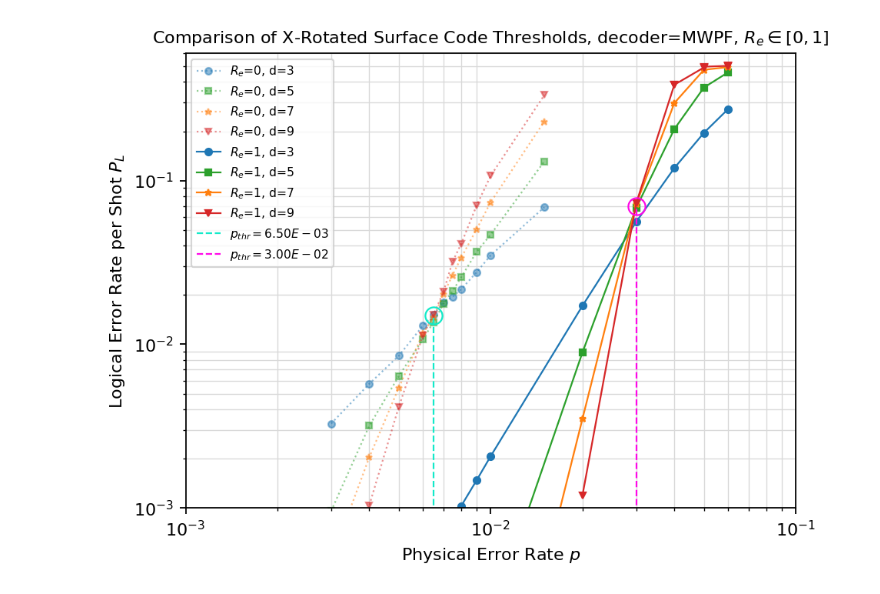
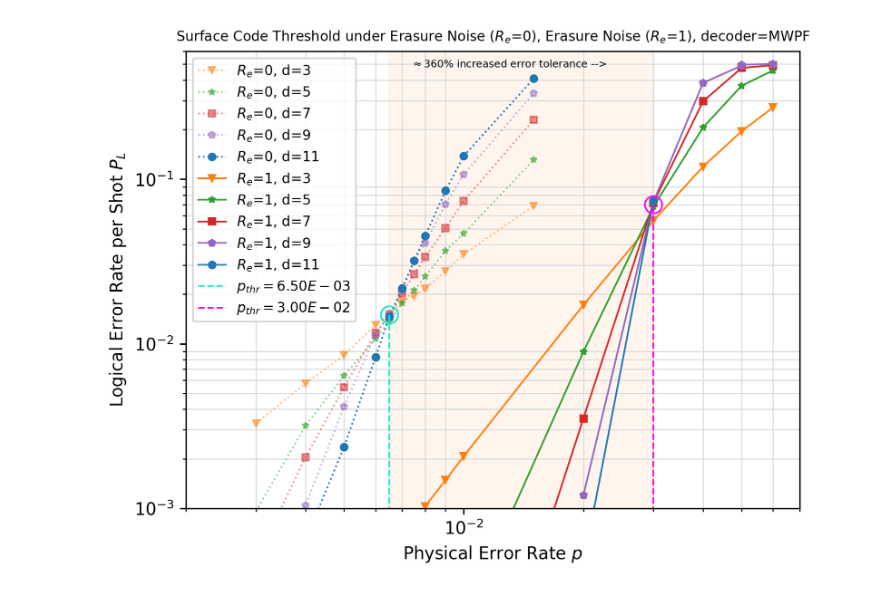
Before and after one commit to leigh-johnson/C191A-qubit-minesweeper, a Jupyter notebook: notebooks/fig1.ipynb, the cells around one changed output. Saved outputs shown, nothing was run; the diff lists cells and outputs as text; code cells hidden in the pictures.

```diff
--- a/notebooks/fig1.ipynb
+++ b/notebooks/fig1.ipynb
@@ -553,28 +471,22 @@ fig, ax = plt.subplots(1, 1)
 
 def filter_func(stats):
     # filter d=3,5,7,9 to avoid cluttering the plot
-    return stats.json_metadata.get("d") in [3, 5, 7, 9]
-
-
-def get_marker(d):
-    markers = {3: "circle", 5: "triangle", 7: "star", 9: "square"}
-    return markers[d]
+    return stats.json_metadata.get("d") in [3, 5, 7, 9, 11]
 
 
 def get_colors(d, decoder):
-    colors = {
-        "pymatching": {3: "blue", 5: "orange", 7: "green", 9: "red"},
-        "mwpf": {3: "blue", 5: "orange", 7: "green", 9: "red"},
-        "HeraldedEraseDecoder": {3: "blue", 5: "orange", 7: "green", 9: "red"},
-    }
-    return colors[decoder][d]
+    return colors[d]
 
 
-def plot_args(index, curve_id):
+def comb_plot_args(index, curve_id):
+    result = dict(
+        marker=curve_id.get("marker"),
+        color=curve_id.get("color"),
+        linestyle=curve_id.get("linestyle"),
+    )
     if index < 4:
-        return dict(alpha=0.5)
-    else:
-        return dict()
+        result["alpha"] = 0.5
+    return result
 
 
 # def group_func(stats):
@@ -611,7 +523,7 @@ def group_func(stats):
         label=label,
         marker=get_marker(d),
         color=get_colors(d, decoder),
-        sort=str(R_e) + str(d),
+        sort=int(R_e) * 100 + d,
     )
     if decoder == "pymatching":
         result["linestyle"] = "."
@@ -634,14 +546,14 @@ sinter.plot_error_rate(
     group_func=group_func,
     highlight_max_likelihood_factor=1,
     filter_func=filter_func,
-    plot_args_func=plot_args,
+    plot_args_func=comb_plot_args,
 )
 ax.loglog()
 ax.set_ylim(1e-3, 6e-1)
-ax.set_xlim(1e-3, 1e-1)
+ax.set_xlim(2e-3, 0.7e-1)
 ax.set_title(
-    "Comparison of X-Rotated Surface Code Thresholds, decoder=MWPF, $R_e \in [0, 1]$",
-    fontdict=dict(fontsize=10),
+    r"Surface Code Threshold under Erasure Noise ($R_e$=0), Erasure Noise ($R_e$=1), decoder=MWPF",
+    fontdict=dict(fontsize=8),
 )
 
 ax.set_xlabel("Physical Error Rate $p$")
@@ -659,33 +571,45 @@ ax.plot(
     markersize=10,
     color="xkcd:aqua",
 )
 ax.vlines(
     x=pthr_lower[0],
     ymin=0,
     ymax=pthr_lower[1],
     color="xkcd:aqua",
     linestyle="--",
     label="$p_{thr}$" + f"$={pthr_lower[0]:.2E}$",
 )
 pthr_upper = (3e-2, 7e-2)
 ax.plot(
     pthr_upper[0],
     pthr_upper[1],
     "o",
     label="_nolegend_",
     fillstyle="none",
     markersize=10,
     color="xkcd:bright magenta",
 )
 ax.vlines(
     x=pthr_upper[0],
     ymin=0,
     ymax=pthr_upper[1],
     color="xkcd:bright magenta",
     linestyle="--",
     label="$p_{thr}$" + f"$={pthr_upper[0]:.2E}$",
 )
-ax.legend(fontsize=7)
-fig.set_dpi(160)
+ax.legend(fontsize=8)
+axins.legend(fontsize=8)
+
+ax.axvspan(pthr_lower[0], pthr_upper[0], color="peachpuff", alpha=0.25)
+ax.text(
+    1.3e-2,
+    5e-1,
+    r"$\approx 360\%$ increased error tolerance -->",
+    ha="center",
+    va="center",
+    fontsize=6,
+)
+fig.set_dpi(FIG_DPI)
+plt.savefig("../poster/images/pthr_best_summary.png", bbox_inches="tight", dpi=FIG_DPI)
 # %% [output]
-[figure, old version]
+[figure, new version]
```
Also changed, not shown: parts of 9 cells of this notebook, 5 other files.
